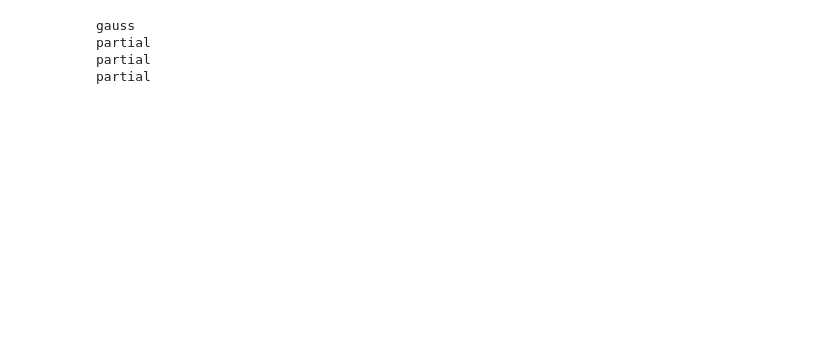
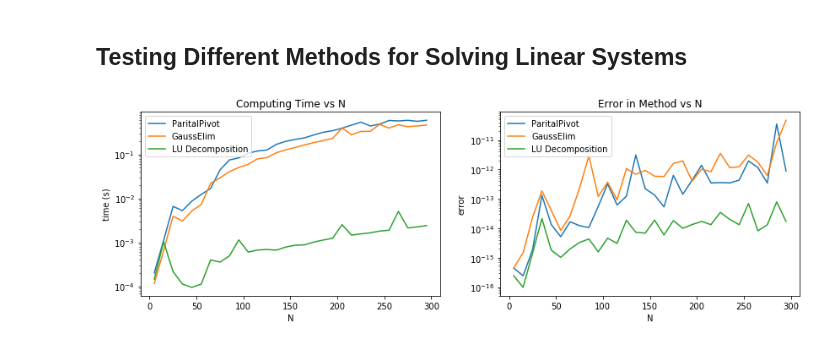
Before and after one commit to wjewjemon/Computational-Physics, a Jupyter notebook: Lab04/solving_linear_systems.ipynb, the cells around one changed output. Drawn from its saved outputs; the diff is of its cells as text; code cells hidden in the pictures; blank space fills up the shorter version.

Commit message:
test methods for solving lin systems

```diff
--- a/Lab04/solving_linear_systems.ipynb
+++ b/Lab04/solving_linear_systems.ipynb
@@ -1,34 +1,2 @@
-# %%
-from numpy import array
-
-# example array
-A = array([[2, 1, 4, 1],
-          [3, 4, -1, -1],
-          [1, -4, 1, 5],
-          [2, -2, 1, 3]], float)
-v = array([-4, 3, 9, 7], float)    # example vector
-# %%
-from SolvePartial import PartialPivot
-from SolveLinear import GaussElim
-from numpy.linalg import solve
-from time import clock
-
-s = clock()
-x1 = PartialPivot(A, v)
-e = clock()
-LU_time = e-s
-
-s = clock()
-x2 = GaussElim(A, v)
-e = clock()
-Gauss_time = e-s
-
-s = clock()
-x3 = solve(A, v)
-e = clock()
-Partial_time = e-s
-# %% [output]
-gauss
-partial
-partial
-partial
+# %% [markdown]
+## Testing Different Methods for Solving Linear Systems
@@ -34,0 +37,20 @@ partial
+# %%
+from pylab import figure, subplot, plot, yscale, xlabel, ylabel, title, legend, show
+
+figure(1, figsize=(14, 4))
+subplot(1,2,1)
+plot(N, P_time, N, G_time, N, LU_time)
+yscale('log')
+xlabel('N'), ylabel('time (s)')
+title('Computing Time vs N')
+legend(('ParitalPivot', 'GaussElim', 'LU Decomposition'), loc='upper left')
+
+subplot(1,2,2)
+plot(N, P_err, N, G_err, N, LU_err)
+yscale('log')
+xlabel('N'), ylabel('error')
+title('Error in Method vs N')
+legend(('ParitalPivot', 'GaussElim', 'LU Decomposition'), loc='upper left')
+show()
+# %% [output]
+[figure, added]
```
Also changed, not shown: parts of 1 cell of this notebook.
